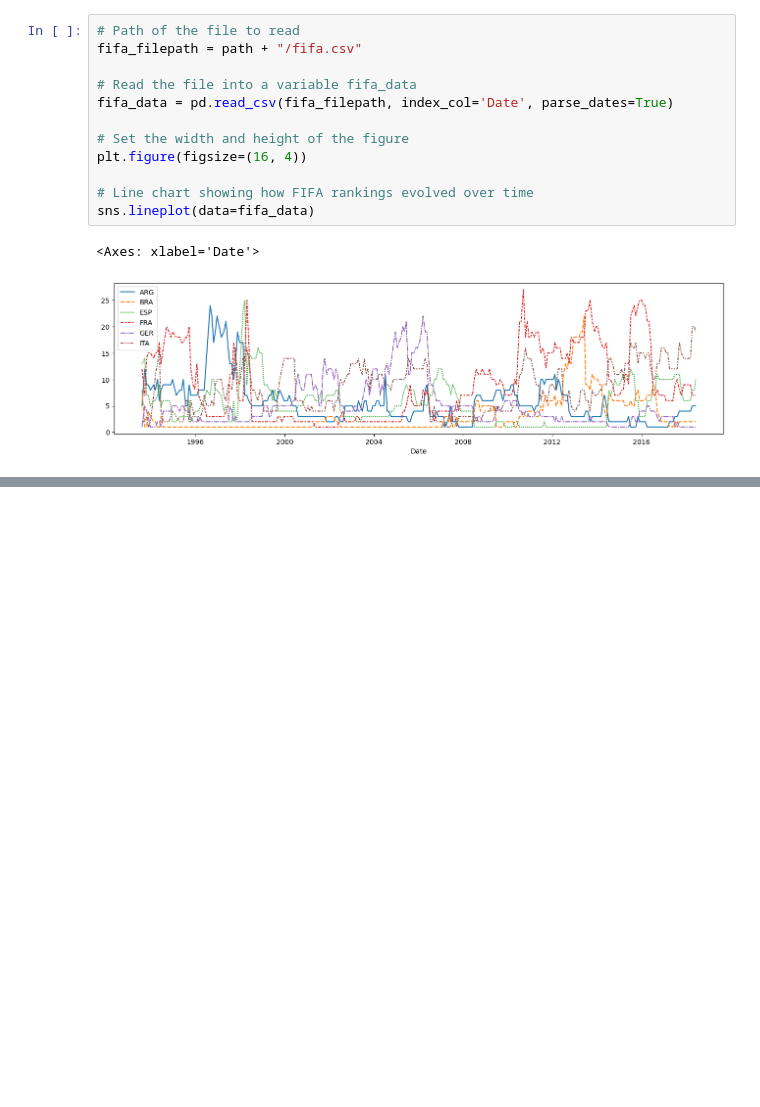
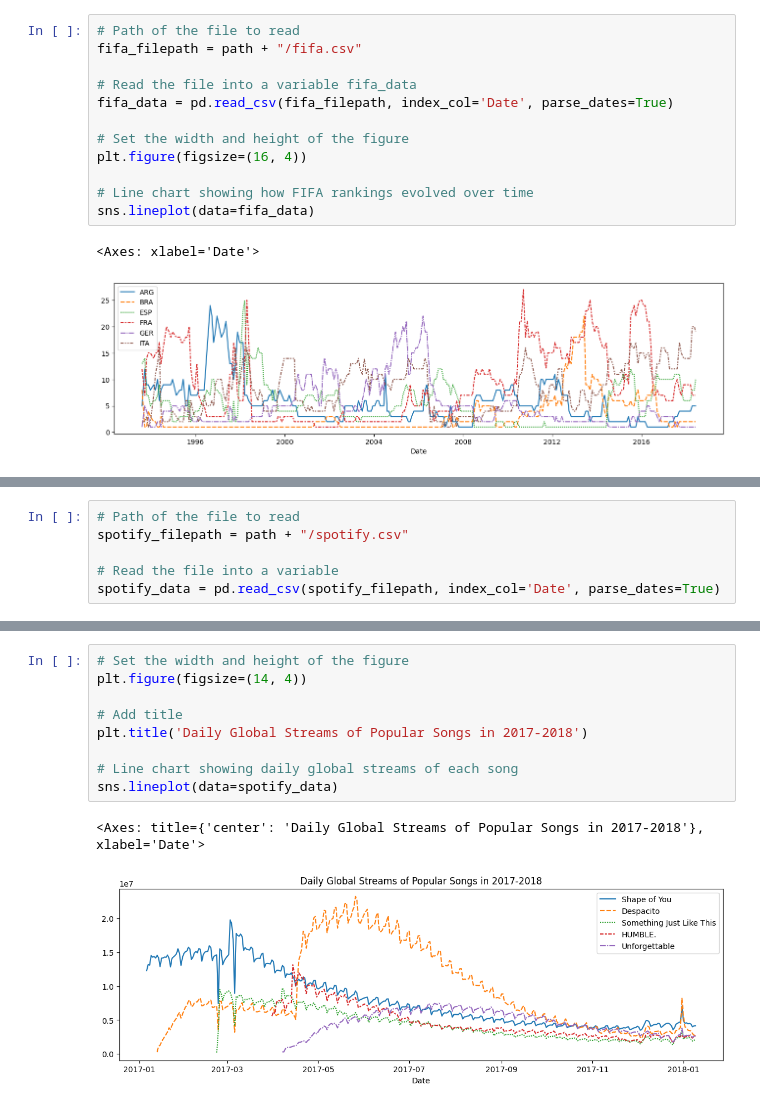
Before and after one commit to nachoacev/practice-data-science, a Jupyter notebook: DataVisualization.ipynb, the cells around one changed output, grey strips where cells are left out. Saved outputs shown, nothing was run; the diff lists cells and outputs as text; blank space fills up the shorter version.

Commit message:
Added naive line charts.

```diff
--- a/DataVisualization.ipynb
+++ b/DataVisualization.ipynb
@@ -39,0 +44,6 @@ sns.lineplot(data=fifa_data)
+# %%
+# Path of the file to read
+spotify_filepath = path + "/spotify.csv"
+
+# Read the file into a variable
+spotify_data = pd.read_csv(spotify_filepath, index_col='Date', parse_dates=True)
@@ -39,0 +60,12 @@ sns.lineplot(data=fifa_data)
+# %%
+# Set the width and height of the figure
+plt.figure(figsize=(14, 4))
+
+# Add title
+plt.title('Daily Global Streams of Popular Songs in 2017-2018')
+
+# Line chart showing daily global streams of each song
+sns.lineplot(data=spotify_data)
+# %% [output]
+<Axes: title={'center': 'Daily Global Streams of Popular Songs in 2017-2018'}, xlabel='Date'>
+[figure, added]
```
Also changed, not shown: parts of 4 cells of this notebook.
